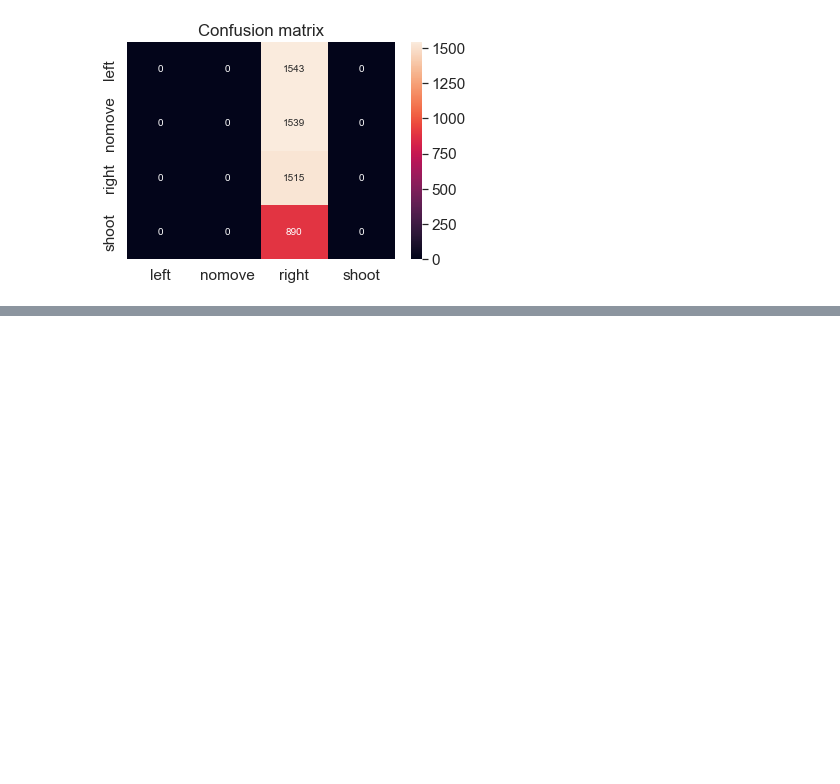
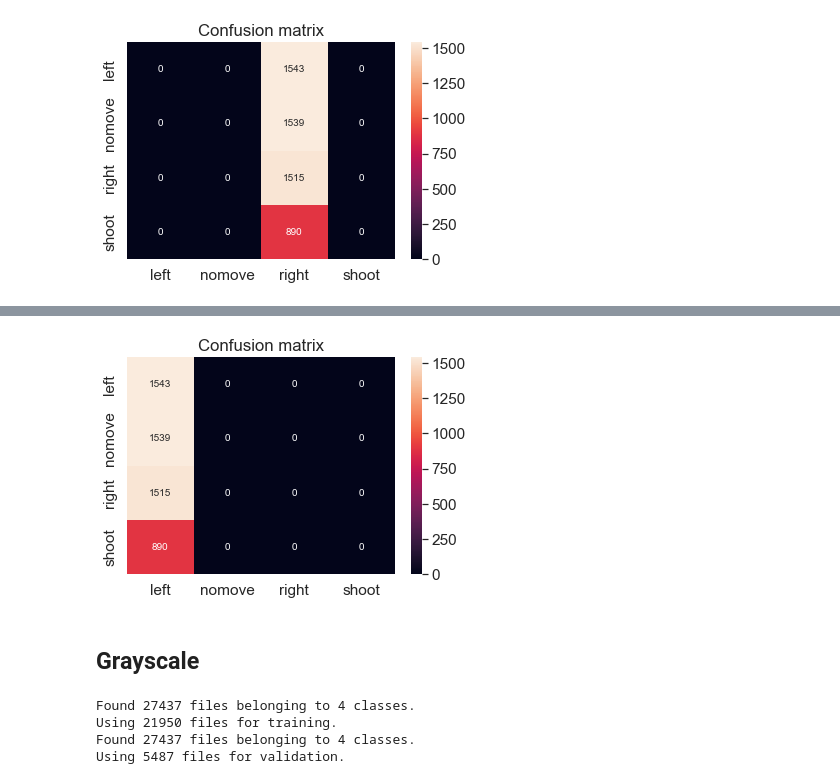
Before and after one commit to Netrunner-A/CSC497, a Jupyter notebook: NNExperiments.ipynb, the cells around one changed output, grey strips where cells are left out. Cells and saved outputs as stored; diff of their text form; code cells hidden in the pictures; blank space fills up the shorter version.

```diff
--- a/NNExperiments.ipynb
+++ b/NNExperiments.ipynb
@@ -163,0 +179,9 @@ plt.show()
+# %%
+model = Sequential()
+model.add(MaxPooling2D(pool_size=(2,2),strides=(3,3)))
+model.add(Flatten())
+model.add(Dense(128, activation='relu'))
+model.add(Dense(64, activation='relu'))
+model.add(Dense(4, activation='softmax'))
+
+model.compile(optimizer=tf.keras.optimizers.Adam(learning_rate=0.05), loss='categorical_crossentropy', metrics=['accuracy'])
@@ -163,0 +213,2 @@ plt.show()
+# %%
+history = model.fit(training_dataset, epochs=100, validation_data=validation_dataset, callbacks=cb, class_weight={0: 1, 1: 1, 2: 1, 3: 1})
@@ -163,0 +233,50 @@ plt.show()
+# %%
+labels = []
+predictions = []
+for x,y in validation_dataset:
+    labels.append(list(y.numpy()))
+    predictions.append(tf.argmax(model.predict(x, verbose=0),1).numpy())
+# verbose = 0 disables progress bar prints
+# %%
+import itertools
+predictions = list(itertools.chain.from_iterable(predictions))
+labels = list(itertools.chain.from_iterable(labels))
+# %%
+CM = confusion_matrix([np.argmax(y, axis=None, out=None) for y in labels], predictions)
+ax = plt.axes()
+sn.heatmap(CM, annot=True,
+           annot_kws={"size": 10},
+           xticklabels=actions,
+           yticklabels=actions, ax = ax, fmt='g')
+ax.set_title('Confusion matrix')
+plt.show()
+# %% [output]
+[figure, added]
+# %% [markdown]
+## Grayscale
+# %%
+training_dataset = tf.keras.preprocessing.image_dataset_from_directory(output_folder,
+                                                                                           batch_size=32,
+                                                                                           labels='inferred',
+                                                                                           label_mode='categorical',
+                                                                                           image_size=IMAGE_SIZE,
+                                                                                           validation_split=0.2,
+                                                                                           subset="training",
+                                                                                           color_mode='grayscale',
+                                                                                           shuffle=True,
+                                                                                           seed = 62345)
+validation_dataset = tf.keras.preprocessing.image_dataset_from_directory(output_folder,
+                                                                                           batch_size=32,
+                                                                                           labels='inferred',
+                                                                                           label_mode='categorical',
+                                                                                           image_size=IMAGE_SIZE,
+                                                                                           validation_split=0.2,
+                                                                                           subset="validation",
+                                                                                           color_mode='grayscale',
+                                                                                           shuffle=True,
+                                                                                           seed = 12532)
+# %% [output]
+Found 27437 files belonging to 4 classes.
+Using 21950 files for training.
+Found 27437 files belonging to 4 classes.
+Using 5487 files for validation.
```
Also changed, not shown: parts of 18 cells of this notebook.
